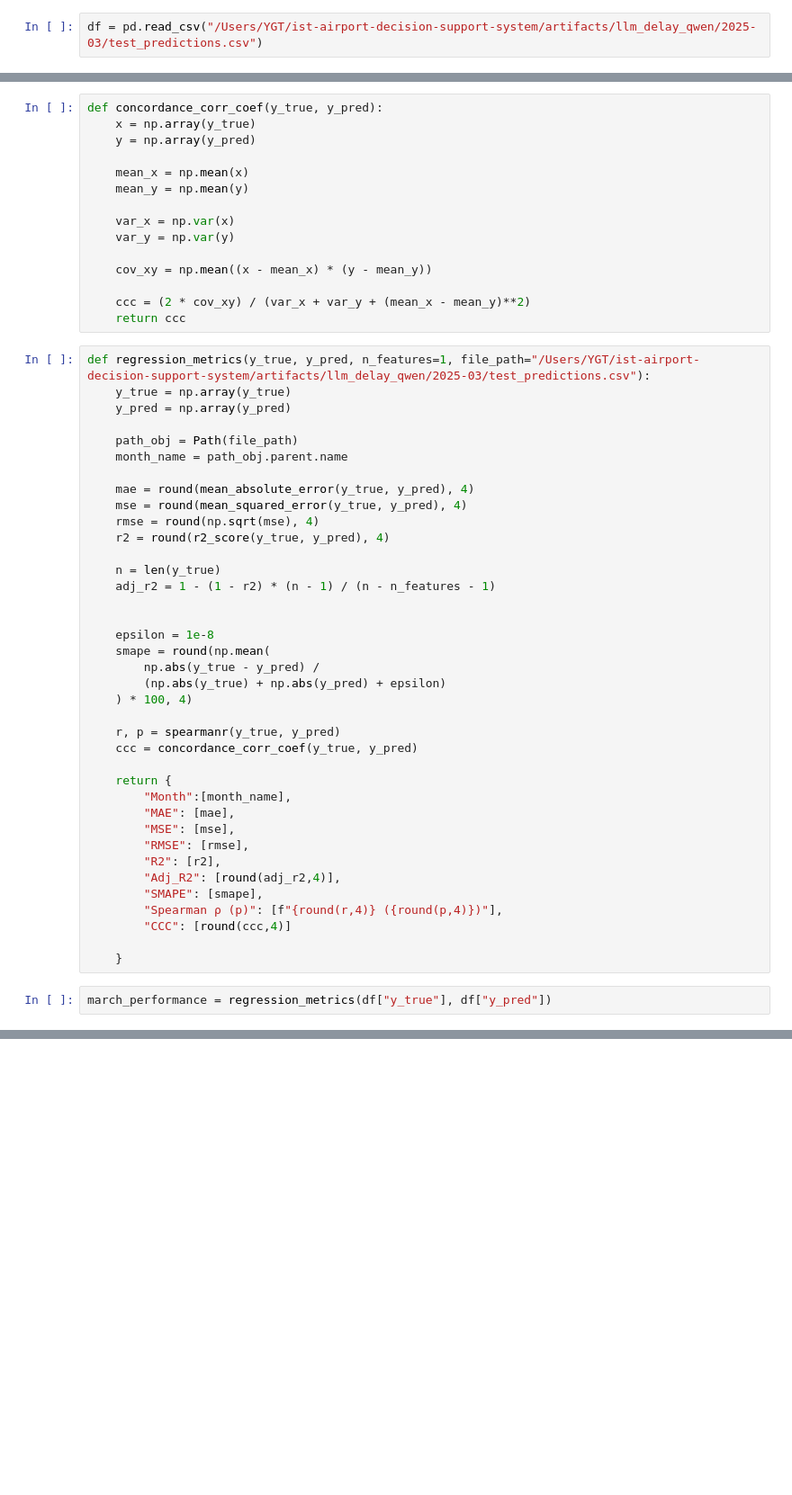
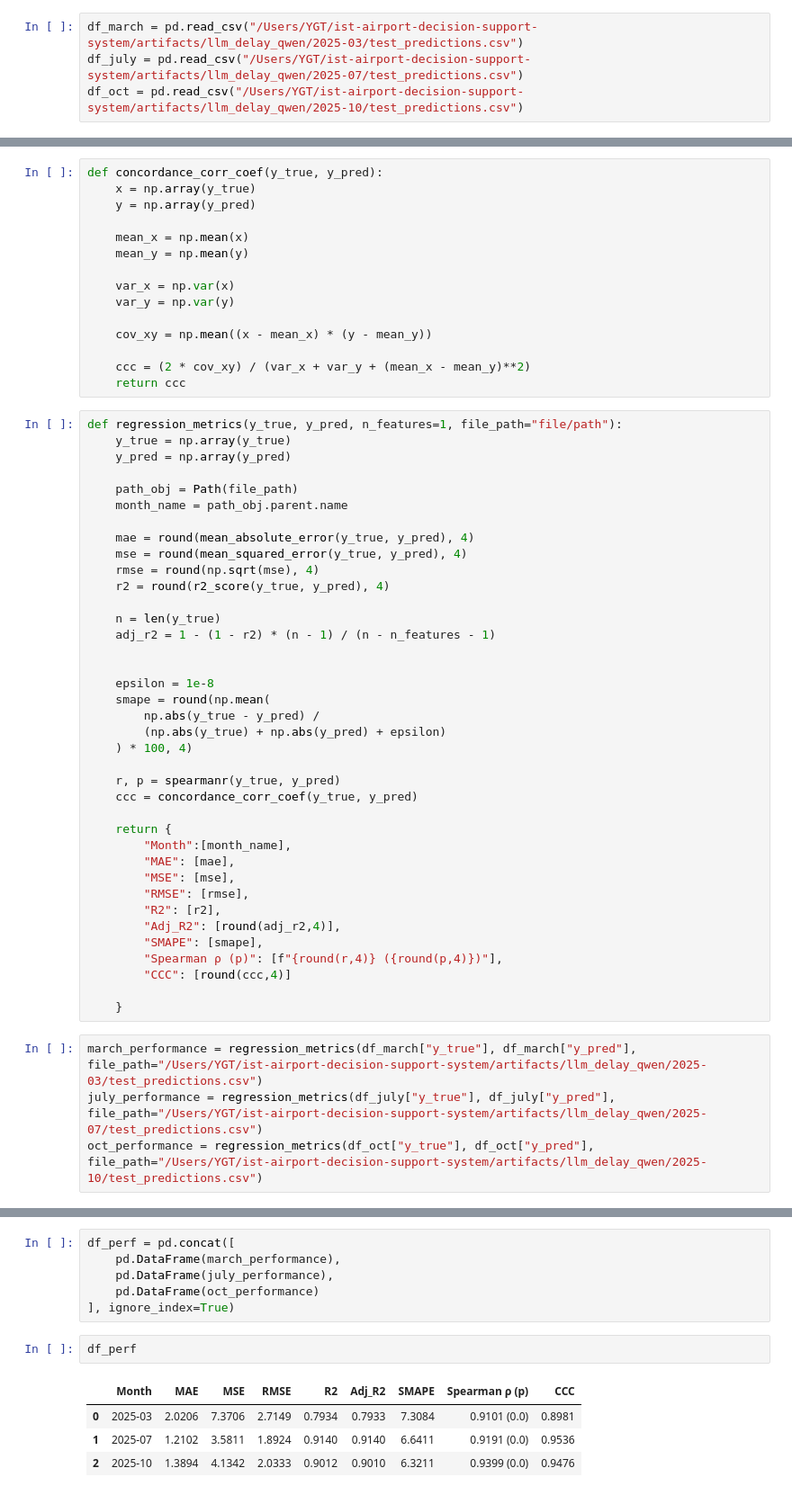
Before and after one commit to yyigitturan/ist-airport-decision-support-system, a Jupyter notebook: src/llm_delay/monthly_model_evaluation.ipynb, the cells around one changed output, grey strips where cells are left out. Shown at 90% size. Cells and saved outputs as stored; diff of their text form; blank space fills up the shorter version.

```diff
--- a/src/llm_delay/monthly_model_evaluation.ipynb
+++ b/src/llm_delay/monthly_model_evaluation.ipynb
@@ -7,4 +7,6 @@ from pathlib import Path
 import seaborn as sns
 from scipy.stats import spearmanr
 # %%
-df = pd.read_csv("/Users/YGT/ist-airport-decision-support-system/artifacts/llm_delay_qwen/2025-03/test_predictions.csv")
+df_march = pd.read_csv("/Users/YGT/ist-airport-decision-support-system/artifacts/llm_delay_qwen/2025-03/test_predictions.csv")
+df_july = pd.read_csv("/Users/YGT/ist-airport-decision-support-system/artifacts/llm_delay_qwen/2025-07/test_predictions.csv")
+df_oct = pd.read_csv("/Users/YGT/ist-airport-decision-support-system/artifacts/llm_delay_qwen/2025-10/test_predictions.csv")
@@ -182,7 +174,7 @@ def concordance_corr_coef(y_true, y_pred):
     ccc = (2 * cov_xy) / (var_x + var_y + (mean_x - mean_y)**2)
     return ccc
 # %%
-def regression_metrics(y_true, y_pred, n_features=1, file_path="/Users/YGT/ist-airport-decision-support-system/artifacts/llm_delay_qwen/2025-03/test_predictions.csv"):
+def regression_metrics(y_true, y_pred, n_features=1, file_path="file/path"):
     y_true = np.array(y_true)
     y_pred = np.array(y_pred)
 
@@ -220,4 +212,6 @@ def regression_metrics(y_true, y_pred, n_features=1, file_path="/Users/YGT/ist-a
 
     }
 # %%
-march_performance = regression_metrics(df["y_true"], df["y_pred"])
+march_performance = regression_metrics(df_march["y_true"], df_march["y_pred"], file_path="/Users/YGT/ist-airport-decision-support-system/artifacts/llm_delay_qwen/2025-03/test_predictions.csv")
+july_performance = regression_metrics(df_july["y_true"], df_july["y_pred"], file_path="/Users/YGT/ist-airport-decision-support-system/artifacts/llm_delay_qwen/2025-07/test_predictions.csv")
+oct_performance = regression_metrics(df_oct["y_true"], df_oct["y_pred"], file_path="/Users/YGT/ist-airport-decision-support-system/artifacts/llm_delay_qwen/2025-10/test_predictions.csv")
@@ -242,0 +218,13 @@ metrics_df
+# %%
+df_perf = pd.concat([
+    pd.DataFrame(march_performance),
+    pd.DataFrame(july_performance),
+    pd.DataFrame(oct_performance)
+], ignore_index=True)
+# %%
+df_perf
+# %% [output]
+|  | Month | MAE | MSE | RMSE | R2 | Adj_R2 | SMAPE | Spearman ρ (p) | CCC |
+| 0 | 2025-03 | 2.0206 | 7.3706 | 2.7149 | 0.7934 | 0.7933 | 7.3084 | 0.9101 (0.0) | 0.8981 |
+| 1 | 2025-07 | 1.2102 | 3.5811 | 1.8924 | 0.9140 | 0.9140 | 6.6411 | 0.9191 (0.0) | 0.9536 |
+| 2 | 2025-10 | 1.3894 | 4.1342 | 2.0333 | 0.9012 | 0.9010 | 6.3211 | 0.9399 (0.0) | 0.9476 |
```
Also changed, not shown: parts of 6 cells of this notebook, 2 other files.
